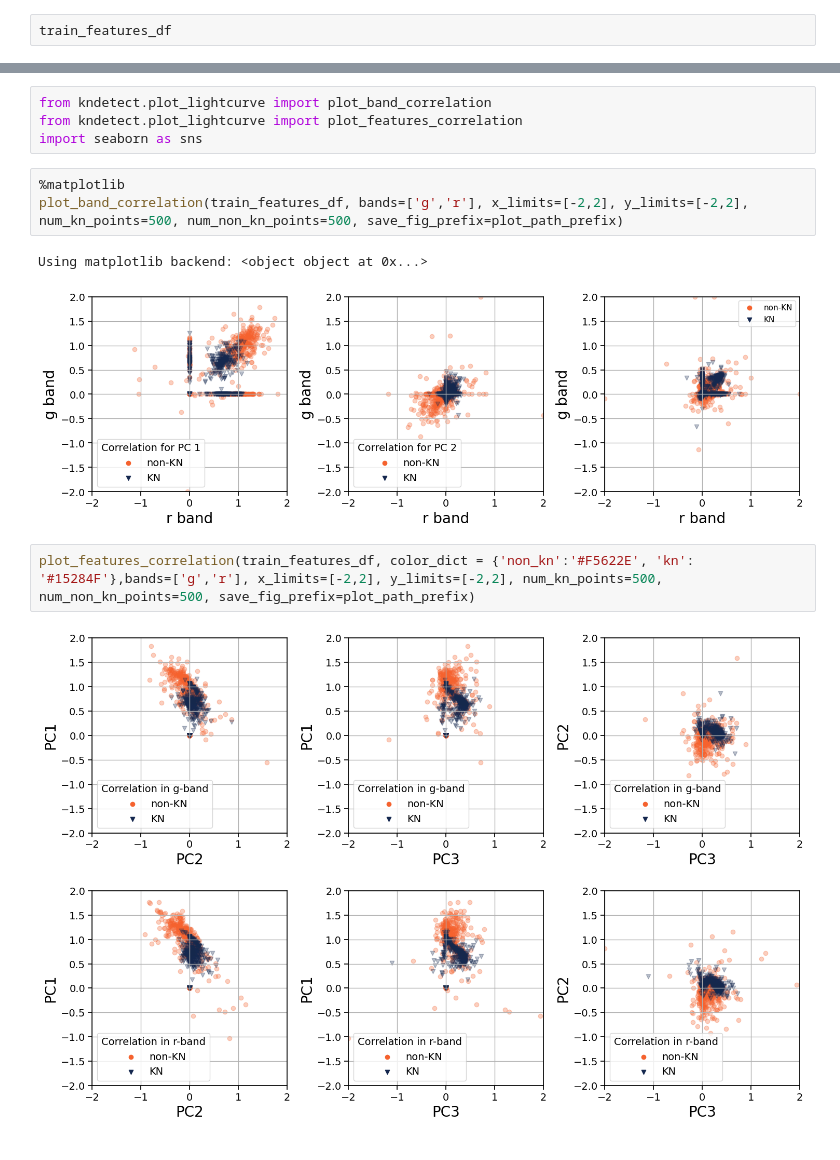
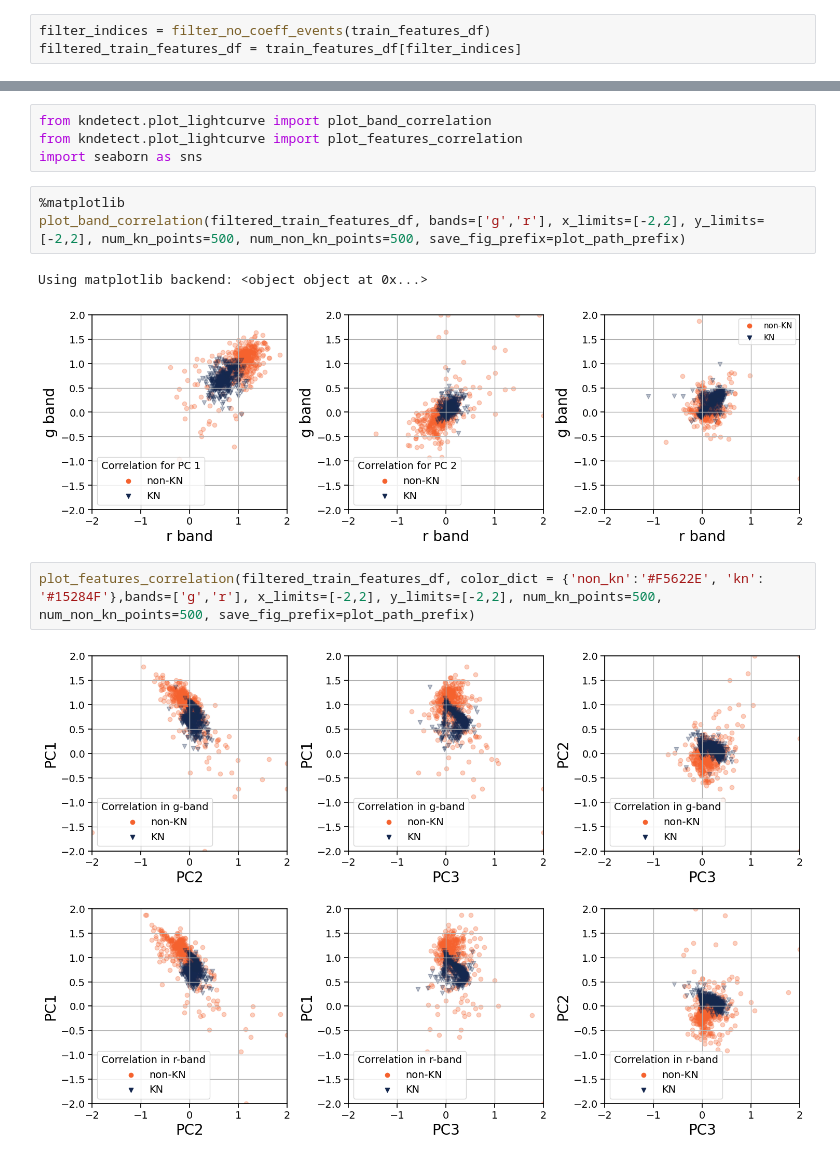
Before and after one commit to b-biswas/kndetect, a Jupyter notebook: notebooks/train_on_partial_lc.ipynb, the cells around one changed output, grey strips where cells are left out. Cells and saved outputs as stored; diff of their text form.

Commit message:
Balanced training (#42)
* made training balanced

* updated results

```diff
--- a/notebooks/train_on_partial_lc.ipynb
+++ b/notebooks/train_on_partial_lc.ipynb
@@ -56,4 +57,5 @@ else:
                                           meta_key_col_name = "SNID",
                                           meta_type_col_name = "SNTYPE")
 # %%
-train_features_df
+filter_indices = filter_no_coeff_events(train_features_df)
+filtered_train_features_df = train_features_df[filter_indices]
@@ -203,11 +202,11 @@ from kndetect.plot_lightcurve import plot_features_correlation
 import seaborn as sns
 # %%
 %matplotlib
-plot_band_correlation(train_features_df, bands=['g','r'], x_limits=[-2,2], y_limits=[-2,2], num_kn_points=500, num_non_kn_points=500, save_fig_prefix=plot_path_prefix)
+plot_band_correlation(filtered_train_features_df, bands=['g','r'], x_limits=[-2,2], y_limits=[-2,2], num_kn_points=500, num_non_kn_points=500, save_fig_prefix=plot_path_prefix)
 # %% [output]
 Using matplotlib backend: <object object at 0x...>
-[figure, old version]
+[figure, new version]
 # %%
-plot_features_correlation(train_features_df, color_dict = {'non_kn':'#F5622E', 'kn': '#15284F'},bands=['g','r'], x_limits=[-2,2], y_limits=[-2,2], num_kn_points=500, num_non_kn_points=500, save_fig_prefix=plot_path_prefix)
+plot_features_correlation(filtered_train_features_df, color_dict = {'non_kn':'#F5622E', 'kn': '#15284F'},bands=['g','r'], x_limits=[-2,2], y_limits=[-2,2], num_kn_points=500, num_non_kn_points=500, save_fig_prefix=plot_path_prefix)
 # %% [output]
-[figure, old version]
+[figure, new version]
```
Also changed, not shown: parts of 8 cells of this notebook, 24 other files.
